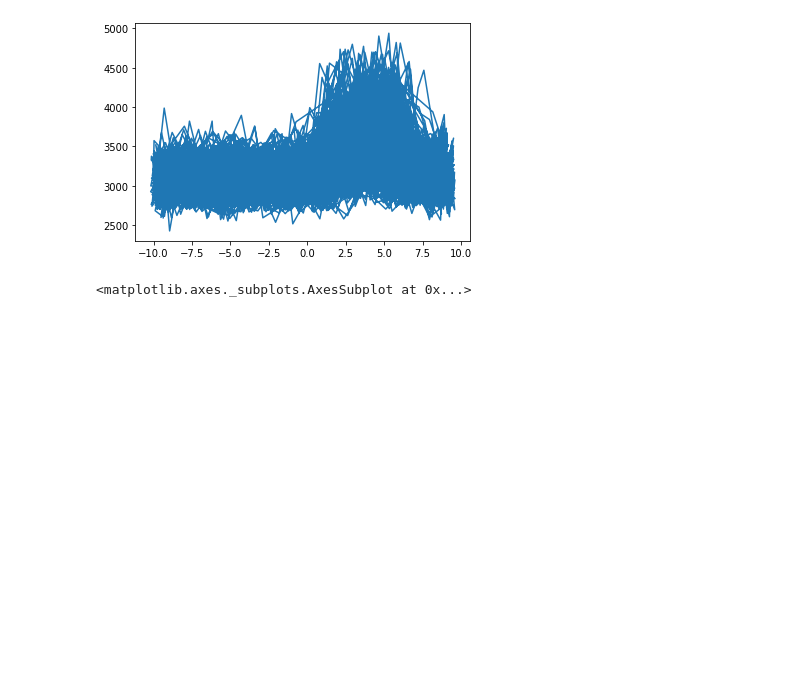
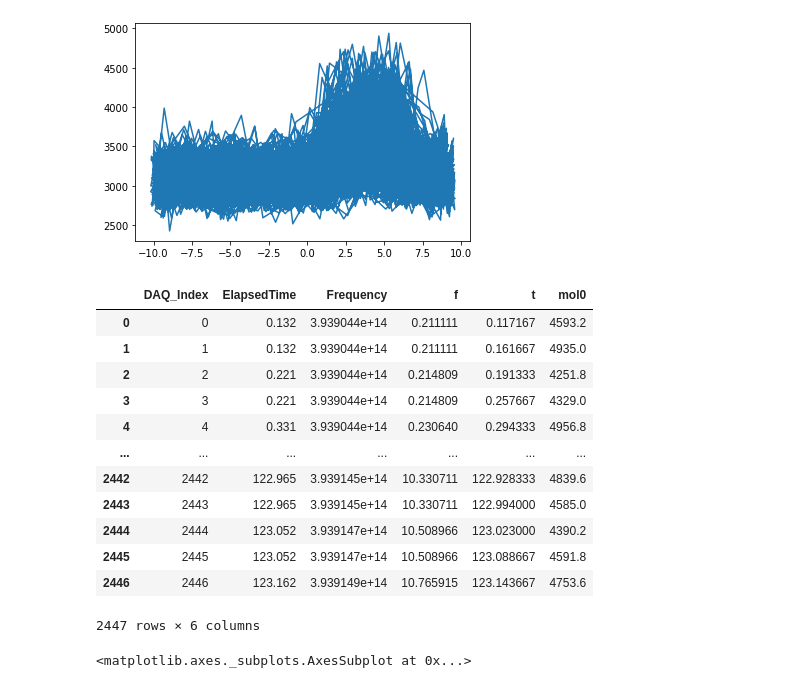
Before and after one commit to musavinejad/CryPy, a Jupyter notebook: FittingLorentzian.ipynb, the cells around one changed output. Drawn from its saved outputs; the diff is of its cells as text; code cells hidden in the pictures; blank space fills up the shorter version.

```diff
--- a/FittingLorentzian.ipynb
+++ b/FittingLorentzian.ipynb
@@ -120,6 +122,22 @@ plt.plot(data.f,data.mol0)
 # %% [output]
 [<matplotlib.lines.Line2D at 0x...>]
 [figure]
+# %%
+data
+# %% [output]
+|  | DAQ_Index | ElapsedTime | Frequency | f | t | mol0 |
+| 0 | 0 | 0.132 | 3.939044e+14 | 0.211111 | 0.117167 | 4593.2 |
+| 1 | 1 | 0.132 | 3.939044e+14 | 0.211111 | 0.161667 | 4935.0 |
+| 2 | 2 | 0.221 | 3.939044e+14 | 0.214809 | 0.191333 | 4251.8 |
+| 3 | 3 | 0.221 | 3.939044e+14 | 0.214809 | 0.257667 | 4329.0 |
+| 4 | 4 | 0.331 | 3.939044e+14 | 0.230640 | 0.294333 | 4956.8 |
+| ... | ... | ... | ... | ... | ... | ... |
+| 2442 | 2442 | 122.965 | 3.939145e+14 | 10.330711 | 122.928333 | 4839.6 |
+| 2443 | 2443 | 122.965 | 3.939145e+14 | 10.330711 | 122.994000 | 4585.0 |
+| 2444 | 2444 | 123.052 | 3.939147e+14 | 10.508966 | 123.023000 | 4390.2 |
+| 2445 | 2445 | 123.052 | 3.939147e+14 | 10.508966 | 123.088667 | 4591.8 |
+| 2446 | 2446 | 123.162 | 3.939149e+14 | 10.765915 | 123.143667 | 4753.6 |
+2447 rows × 6 columns
 # %%
 from lmfit.models import LorentzianModel, LinearModel
 from lmfit import Parameters
```
Also changed, not shown: parts of 7 cells of this notebook, 7 other files.
